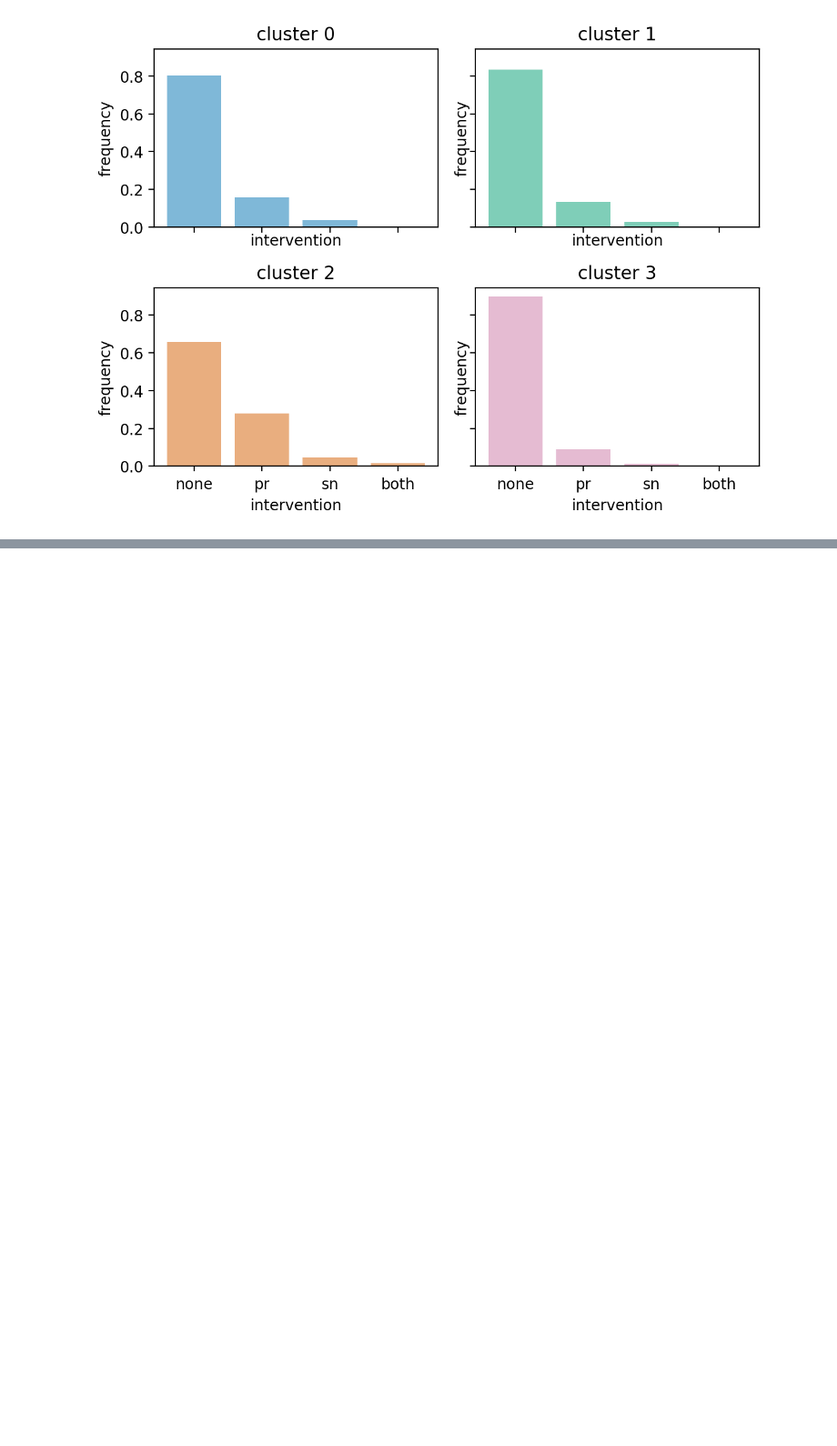
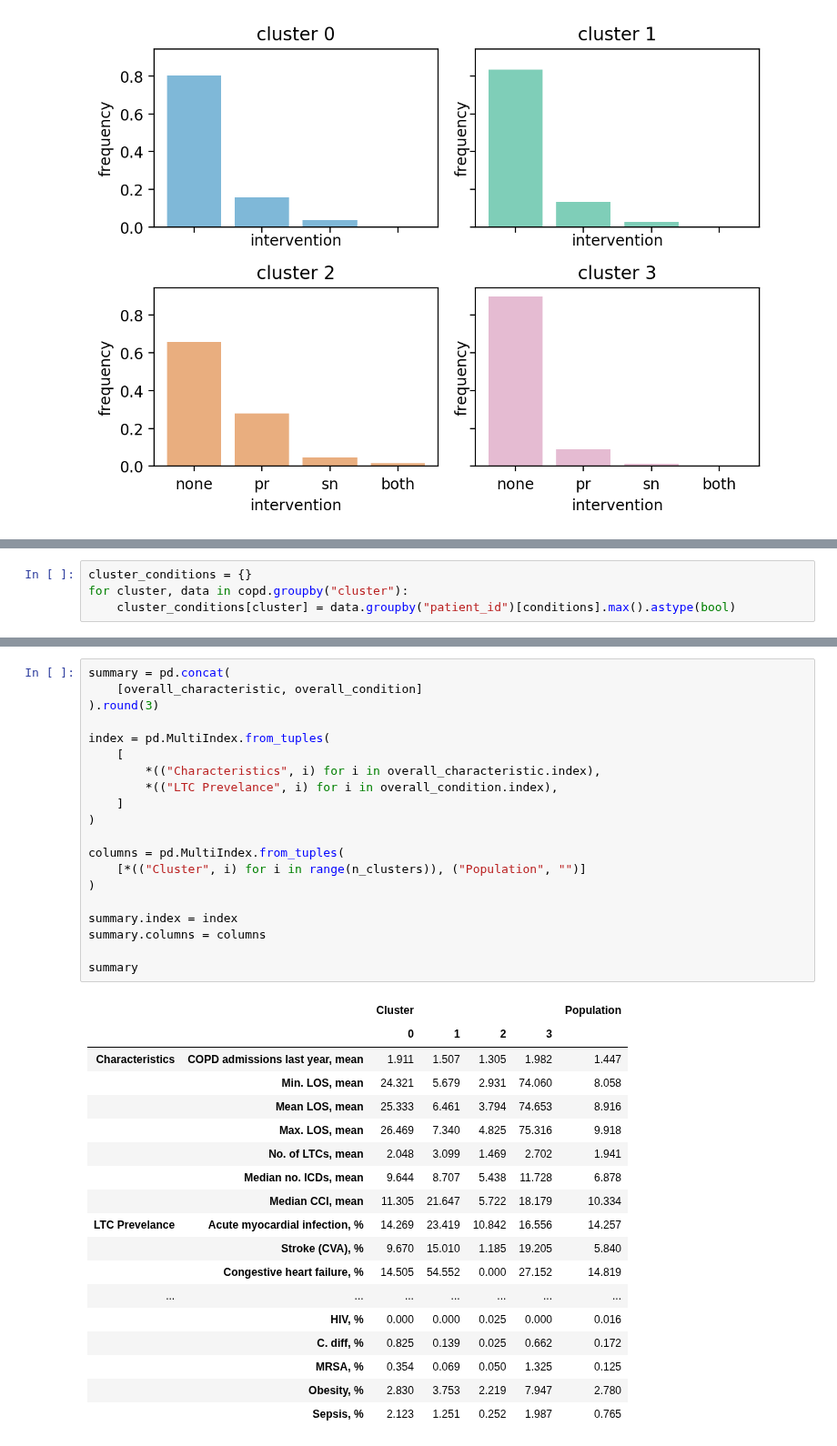
Before and after one commit to daffidwilde/copd-paper, a Jupyter notebook: nbs/clusters.ipynb, the cells around one changed output, grey strips where cells are left out. Shown at 91% size. Cells and saved outputs as stored; diff of their text form; blank space fills up the shorter version.

Commit message:
Update clustering and queuing analysis.

```diff
--- a/nbs/clusters.ipynb
+++ b/nbs/clusters.ipynb
@@ -250,0 +315,4 @@ plt.tight_layout()
+# %%
+cluster_conditions = {}
+for cluster, data in copd.groupby("cluster"):
+    cluster_conditions[cluster] = data.groupby("patient_id")[conditions].max().astype(bool)
@@ -250,0 +351,39 @@ plt.tight_layout()
+# %%
+summary = pd.concat(
+    [overall_characteristic, overall_condition]
+).round(3)
+
+index = pd.MultiIndex.from_tuples(
+    [
+        *(("Characteristics", i) for i in overall_characteristic.index),
+        *(("LTC Prevelance", i) for i in overall_condition.index),
+    ]
+)
+
+columns = pd.MultiIndex.from_tuples(
+    [*(("Cluster", i) for i in range(n_clusters)), ("Population", "")]
+)
+
+summary.index = index
+summary.columns = columns
+
+summary
+# %% [output]
+|  |  | Cluster |  |  |  | Population |
+|  |  | 0 | 1 | 2 | 3 |  |
+| Characteristics | COPD admissions last year, mean | 1.911 | 1.507 | 1.305 | 1.982 | 1.447 |
+|  | Min. LOS, mean | 24.321 | 5.679 | 2.931 | 74.060 | 8.058 |
+|  | Mean LOS, mean | 25.333 | 6.461 | 3.794 | 74.653 | 8.916 |
+|  | Max. LOS, mean | 26.469 | 7.340 | 4.825 | 75.316 | 9.918 |
+|  | No. of LTCs, mean | 2.048 | 3.099 | 1.469 | 2.702 | 1.941 |
+|  | Median no. ICDs, mean | 9.644 | 8.707 | 5.438 | 11.728 | 6.878 |
+|  | Median CCI, mean | 11.305 | 21.647 | 5.722 | 18.179 | 10.334 |
+| LTC Prevelance | Acute myocardial infection, % | 14.269 | 23.419 | 10.842 | 16.556 | 14.257 |
+|  | Stroke (CVA), % | 9.670 | 15.010 | 1.185 | 19.205 | 5.840 |
+|  | Congestive heart failure, % | 14.505 | 54.552 | 0.000 | 27.152 | 14.819 |
+| ... | ... | ... | ... | ... | ... | ... |
+|  | HIV, % | 0.000 | 0.000 | 0.025 | 0.000 | 0.016 |
+|  | C. diff, % | 0.825 | 0.139 | 0.025 | 0.662 | 0.172 |
+|  | MRSA, % | 0.354 | 0.069 | 0.050 | 1.325 | 0.125 |
+|  | Obesity, % | 2.830 | 3.753 | 2.219 | 7.947 | 2.780 |
+|  | Sepsis, % | 2.123 | 1.251 | 0.252 | 1.987 | 0.765 |
```
Also changed, not shown: parts of 3 cells of this notebook, 1 other file.
